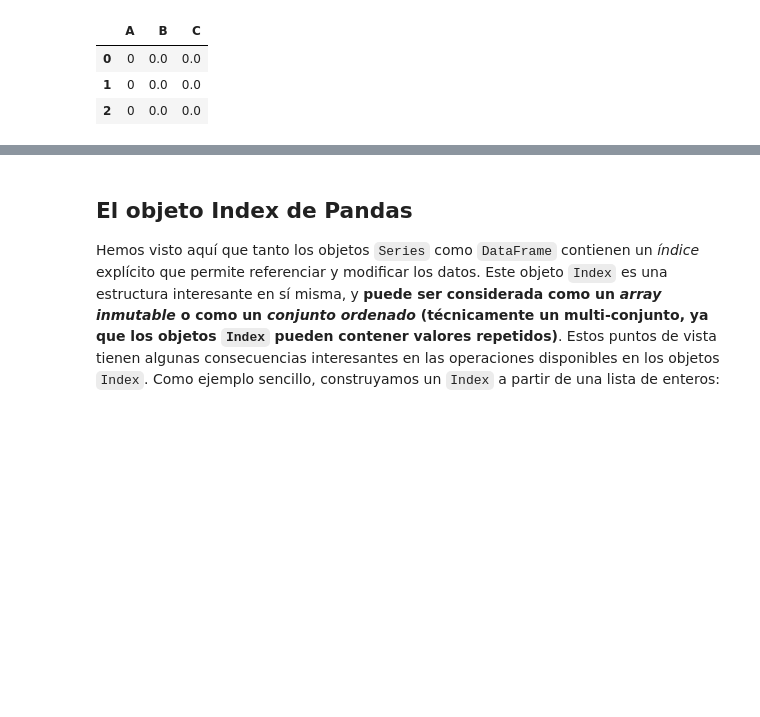
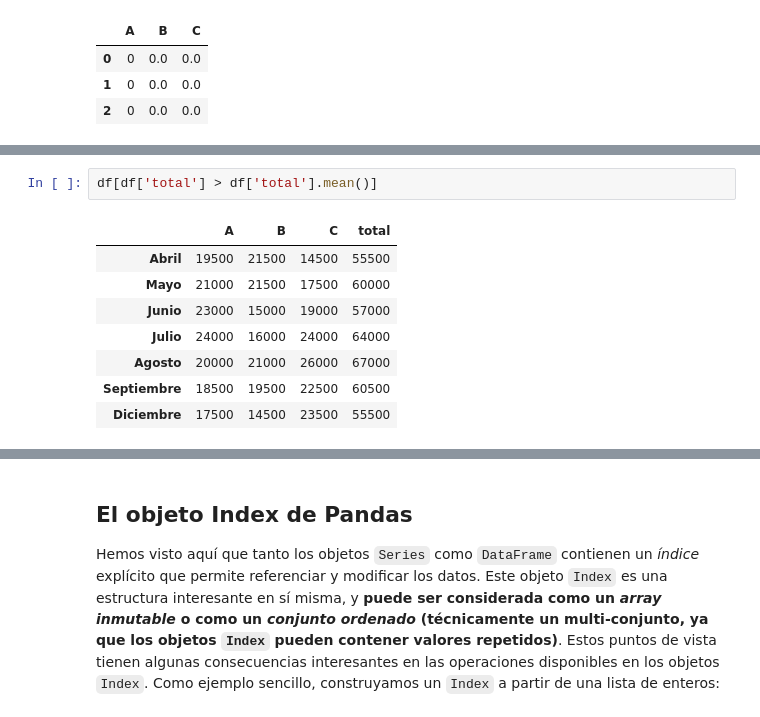
Before and after one commit to angelrodnah/2309_dsft_thebridge, a Jupyter notebook: 2-Data_Analysis/2-Pandas/Teoría/1_Intro_Pandas.ipynb, the cells around one changed output, grey strips where cells are left out. Drawn from its saved outputs; the diff is of its cells as text; blank space fills up the shorter version.

```diff
--- a/2-Data_Analysis/2-Pandas/Teoría/1_Intro_Pandas.ipynb
+++ b/2-Data_Analysis/2-Pandas/Teoría/1_Intro_Pandas.ipynb
@@ -535,0 +633,11 @@ ventas_mensuales_C = pd.Series([0, 0, 0, 14500, 17500, 19000, 24000, 26000, 2250
+# %%
+df[df['total'] > df['total'].mean()]
+# %% [output]
+|  | A | B | C | total |
+| Abril | 19500 | 21500 | 14500 | 55500 |
+| Mayo | 21000 | 21500 | 17500 | 60000 |
+| Junio | 23000 | 15000 | 19000 | 57000 |
+| Julio | 24000 | 16000 | 24000 | 64000 |
+| Agosto | 20000 | 21000 | 26000 | 67000 |
+| Septiembre | 18500 | 19500 | 22500 | 60500 |
+| Diciembre | 17500 | 14500 | 23500 | 55500 |
```
Also changed, not shown: parts of 19 cells of this notebook, 5 other files.
